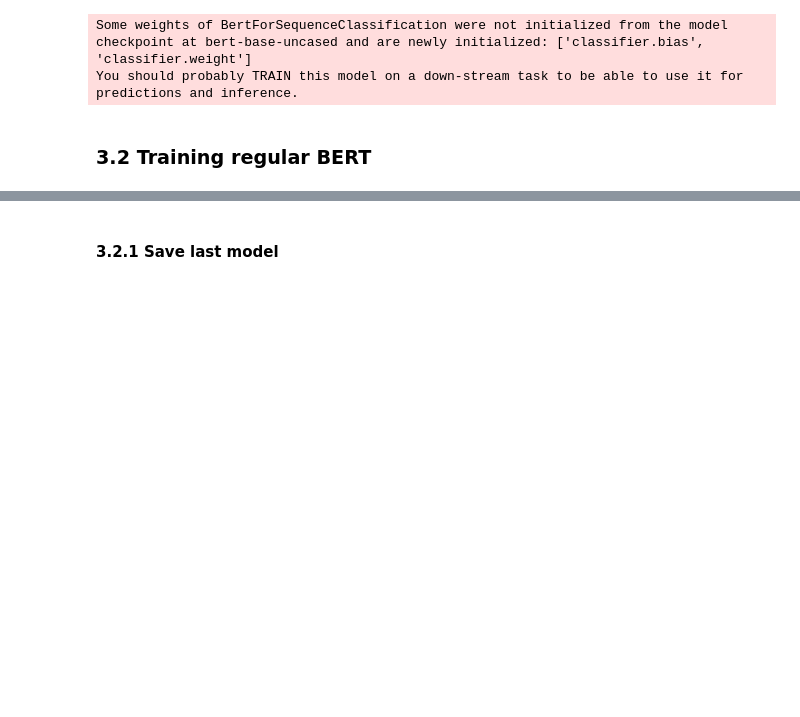
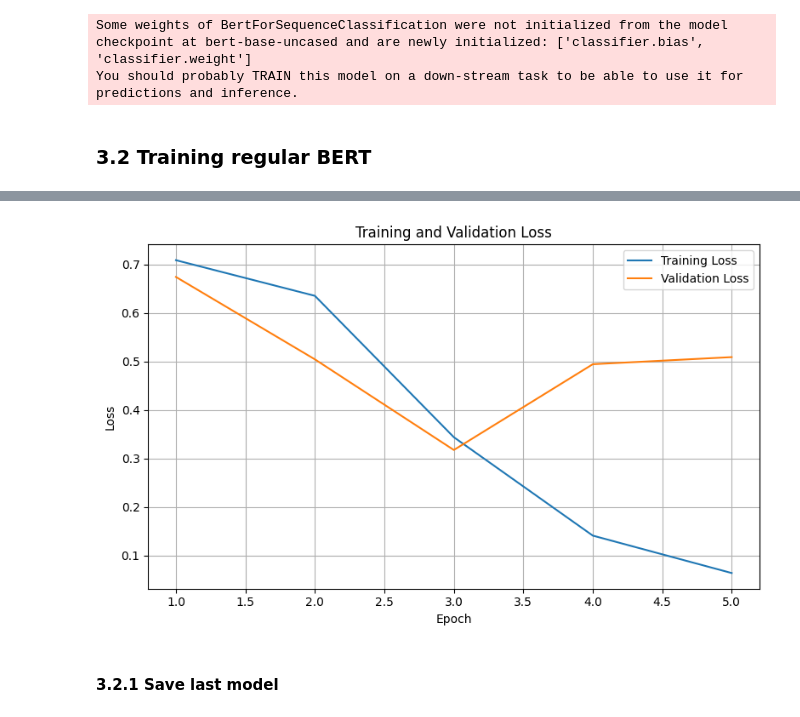
Before and after one commit to Raphael-Merz/nonsig-master-thesis, a Jupyter notebook: notebooks/python/BERT training with Early Stopping.ipynb, the cells around one changed output, grey strips where cells are left out. Cells and saved outputs as stored; diff of their text form; code cells hidden in the pictures; blank space fills up the shorter version.

```diff
--- a/notebooks/python/BERT training with Early Stopping.ipynb
+++ b/notebooks/python/BERT training with Early Stopping.ipynb
@@ -337,3 +340,27 @@ TrainOutput(global_step=216, training_loss=0.4026681824966713, metrics={'train_r
+# %%
+# Visualize loss curves
+import matplotlib.pyplot as plt
+
+# Extract training log history
+logs = pd.DataFrame(trainer.state.log_history)
+
+# Filter for loss values
+loss_logs = logs[logs["loss"].notnull()][["epoch", "loss"]]
+eval_logs = logs[logs["eval_loss"].notnull()][["epoch", "eval_loss"]]
+
+# Plotting
+plt.figure(figsize=(8, 5))
+plt.plot(loss_logs["epoch"], loss_logs["loss"], label="Training Loss")
+plt.plot(eval_logs["epoch"], eval_logs["eval_loss"], label="Validation Loss")
+plt.xlabel("Epoch")
+plt.ylabel("Loss")
+plt.title("Training and Validation Loss")
+plt.legend()
+plt.grid(True)
+plt.tight_layout()
+plt.show()
+# %% [output]
+[figure, added]
 # %% [markdown]
 #### 3.2.1 Save last model
 # %%
```
Also changed, not shown: parts of 13 cells of this notebook, 4 other files.
